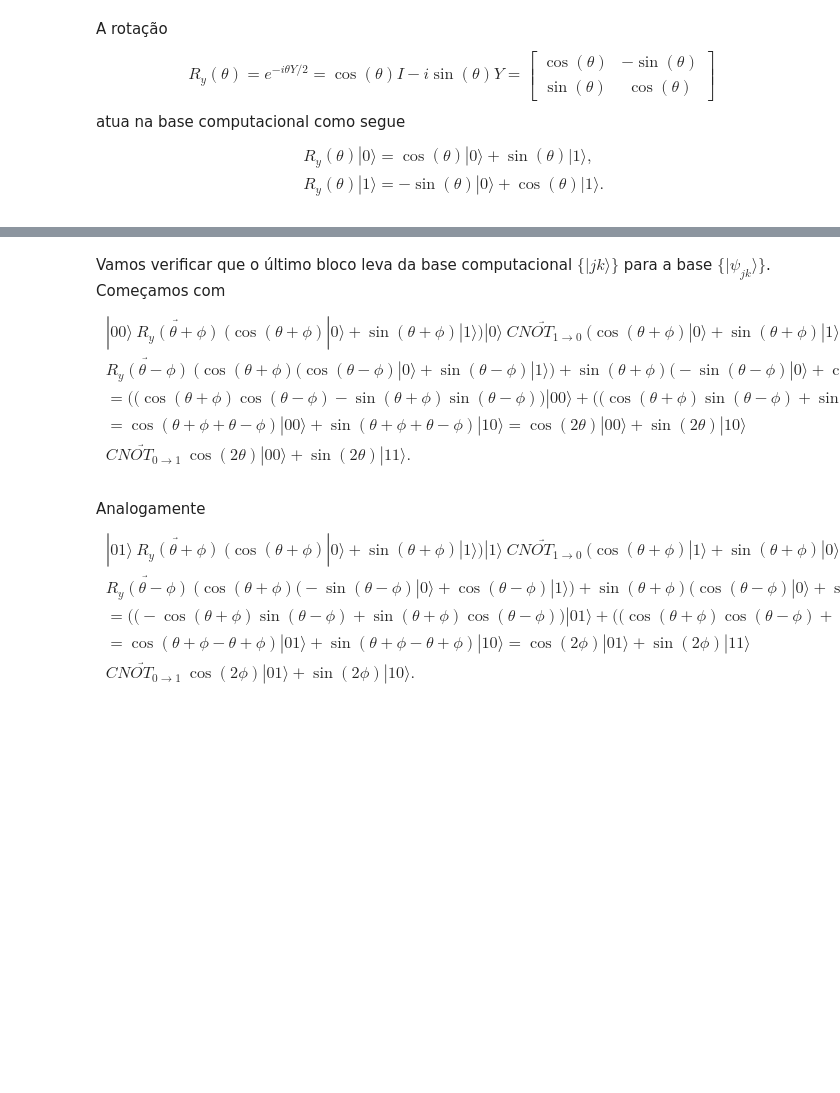
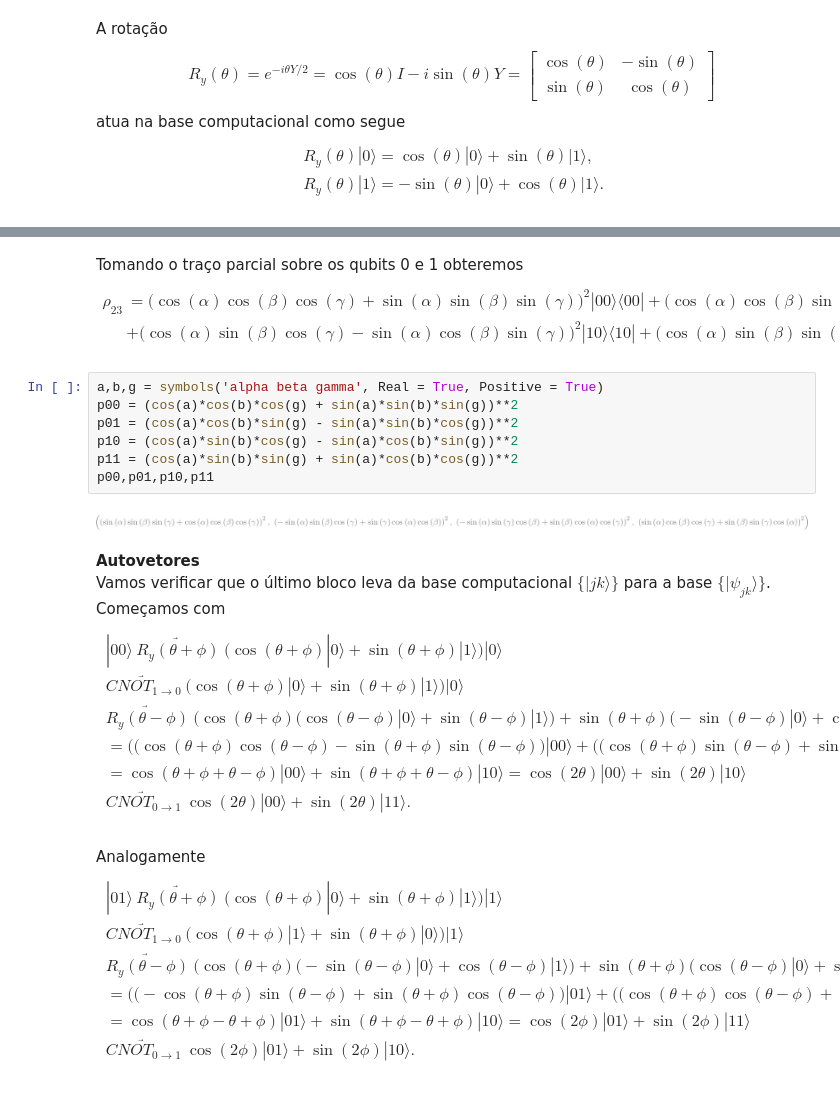
Before and after one commit to abbarreto/qiskit, a Jupyter notebook: 06_purificacao_de_estados.ipynb, the cells around one changed output, grey strips where cells are left out. Cells and saved outputs as stored; diff of their text form; blank space fills up the shorter version.

```diff
--- a/06_purificacao_de_estados.ipynb
+++ b/06_purificacao_de_estados.ipynb
@@ -226,7 +239,24 @@ atua na base computacional como segue
+# %% [markdown]
+Tomando o traço parcial sobre os qubits 0 e 1 obteremos
+\begin{align}
+\rho_{23} & = \big(\cos(\alpha)\cos(\beta)\cos(\gamma)+\sin(\alpha)\sin(\beta)\sin(\gamma)\big)^{2}|00\rangle\langle 00| + \big(\cos(\alpha)\cos(\beta)\sin(\gamma)-\sin(\alpha)\sin(\beta)\cos(\gamma)\big)^{2}|01\rangle\langle 01| \\
+& + \big(\cos(\alpha)\sin(\beta)\cos(\gamma)-\sin(\alpha)\cos(\beta)\sin(\gamma)\big)^{2}|10\rangle\langle 10| + \big(\cos(\alpha)\sin(\beta)\sin(\gamma)+\sin(\alpha)\cos(\beta)\cos(\gamma)\big)^{2}|11\rangle\langle 11|
+\end{align}
+# %%
+a,b,g = symbols('alpha beta gamma', Real = True, Positive = True)
+p00 = (cos(a)*cos(b)*cos(g) + sin(a)*sin(b)*sin(g))**2
+p01 = (cos(a)*cos(b)*sin(g) - sin(a)*sin(b)*cos(g))**2
+p10 = (cos(a)*sin(b)*cos(g) - sin(a)*cos(b)*sin(g))**2
+p11 = (cos(a)*sin(b)*sin(g) + sin(a)*cos(b)*cos(g))**2
+p00,p01,p10,p11
+# %% [output]
+[figure, added]
 # %% [markdown]
+__Autovetores__ <br>
 Vamos verificar que o último bloco leva da base computacional $\{|jk\rangle\}$ para a base $\{|\psi_{jk}\rangle\}$. Começamos com
 \begin{align}
-& |00\rangle\ \underrightarrow{R_{y}(\theta+\phi)}\ \big(\cos(\theta+\phi)|0\rangle + \sin(\theta+\phi)|1\rangle\big)|0\rangle\ \underrightarrow{CNOT_{1\rightarrow 0}}\ \big(\cos(\theta+\phi)|0\rangle + \sin(\theta+\phi)|1\rangle\big)|0\rangle \\
+& |00\rangle \ \underrightarrow{R_{y}(\theta+\phi)}\ \big(\cos(\theta+\phi)|0\rangle + \sin(\theta+\phi)|1\rangle\big)|0\rangle \\
+& \underrightarrow{CNOT_{1\rightarrow 0}}\ \big(\cos(\theta+\phi)|0\rangle + \sin(\theta+\phi)|1\rangle\big)|0\rangle \\
 & \underrightarrow{R_{y}(\theta-\phi)}\ \Big(\cos(\theta+\phi)\big(\cos(\theta-\phi)|0\rangle + \sin(\theta-\phi)|1\rangle\big) + \sin(\theta+\phi)\big(-\sin(\theta-\phi)|0\rangle + \cos(\theta-\phi)|1\rangle\big)\Big)|0\rangle \\
 & = \Big(\big(\cos(\theta+\phi)\cos(\theta-\phi) - \sin(\theta+\phi)\sin(\theta-\phi)\Big)|00\rangle + \Big(\big(\cos(\theta+\phi)\sin(\theta-\phi) + \sin(\theta+\phi)\cos(\theta-\phi)\Big)|10\rangle \\
 & = \cos(\theta+\phi+\theta-\phi)|00\rangle + \sin(\theta+\phi+\theta-\phi)|10\rangle = \cos(2\theta)|00\rangle + \sin(2\theta)|10\rangle \\
@@ -235,7 +265,8 @@ Vamos verificar que o último bloco leva da base computacional $\{|jk\rangle\}$
 # %% [markdown]
 Analogamente
 \begin{align}
-& |01\rangle\ \underrightarrow{R_{y}(\theta+\phi)}\ \big(\cos(\theta+\phi)|0\rangle + \sin(\theta+\phi)|1\rangle\big)|1\rangle\ \underrightarrow{CNOT_{1\rightarrow 0}}\ \big(\cos(\theta+\phi)|1\rangle + \sin(\theta+\phi)|0\rangle\big)|1\rangle \\
+& |01\rangle\ \underrightarrow{R_{y}(\theta+\phi)}\ \big(\cos(\theta+\phi)|0\rangle + \sin(\theta+\phi)|1\rangle\big)|1\rangle \\
+& \underrightarrow{CNOT_{1\rightarrow 0}}\ \big(\cos(\theta+\phi)|1\rangle + \sin(\theta+\phi)|0\rangle\big)|1\rangle \\
 & \underrightarrow{R_{y}(\theta-\phi)}\ \Big(\cos(\theta+\phi)\big(-\sin(\theta-\phi)|0\rangle + \cos(\theta-\phi)|1\rangle\big) + \sin(\theta+\phi)\big(\cos(\theta-\phi)|0\rangle + \sin(\theta-\phi)|1\rangle\big)\Big)|1\rangle \\
 & = \Big(\big(-\cos(\theta+\phi)\sin(\theta-\phi) + \sin(\theta+\phi)\cos(\theta-\phi)\Big)|01\rangle + \Big(\big(\cos(\theta+\phi)\cos(\theta-\phi) + \sin(\theta+\phi)\sin(\theta-\phi)\Big)|11\rangle \\
 & = \cos(\theta+\phi-\theta+\phi)|01\rangle + \sin(\theta+\phi-\theta+\phi)|10\rangle = \cos(2\phi)|01\rangle + \sin(2\phi)|11\rangle \\
```
Also changed, not shown: parts of 8 cells of this notebook.
